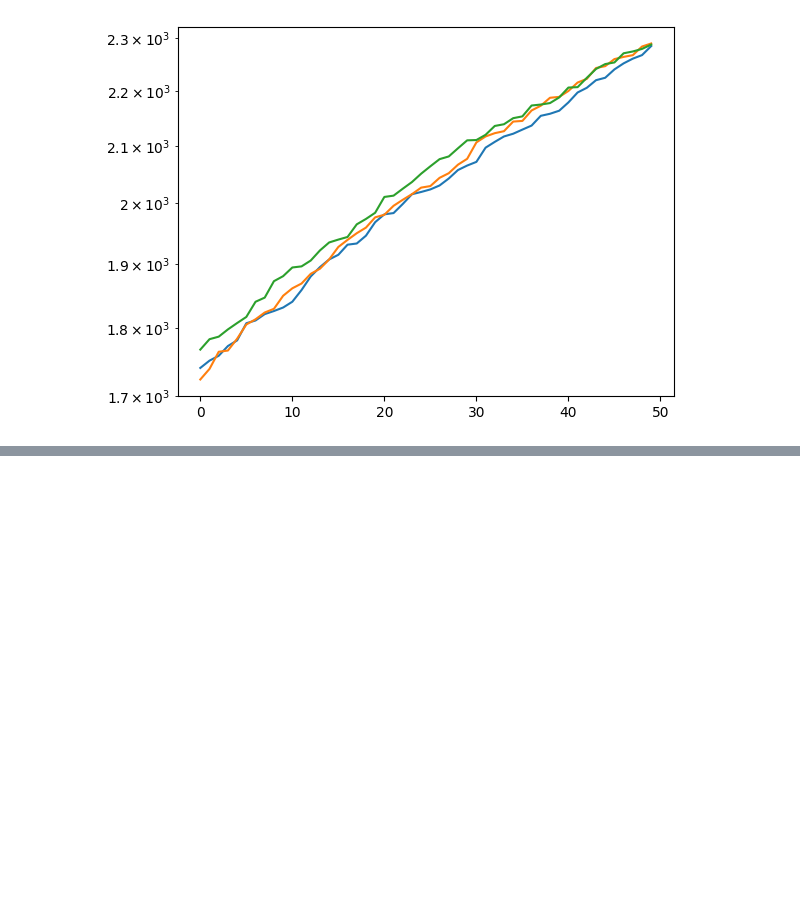
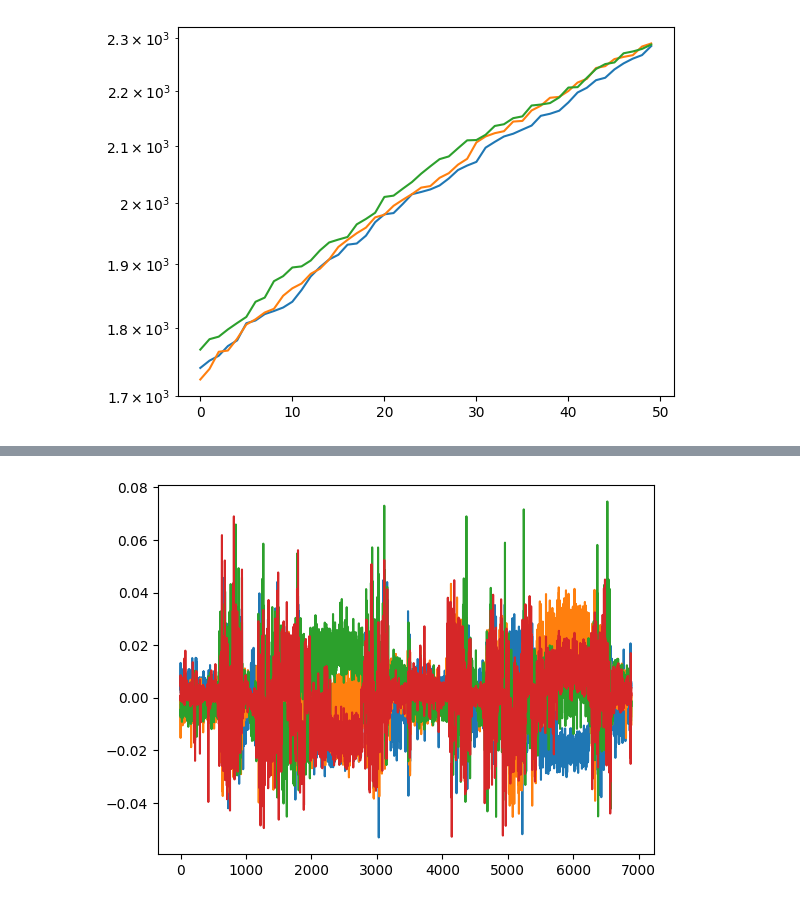
Before and after one commit to alekseizhuravlev/shape_matching, a Jupyter notebook: notebooks/19.06.2024/learned_canonicalization.ipynb, the cells around one changed output, grey strips where cells are left out. Cells and saved outputs as stored; diff of their text form; code cells hidden in the pictures; blank space fills up the shorter version.

```diff
--- a/notebooks/19.06.2024/learned_canonicalization.ipynb
+++ b/notebooks/19.06.2024/learned_canonicalization.ipynb
@@ -292,3 +321,8 @@ print(f'Incorrect signs {torch.sum(sign_correct != 1)} / {feature_dim}')
+# %%
+plt.plot(supp_vec_0[0, :, -4:].cpu(), '-')
+plt.show()
+# %% [output]
+[figure, added]
 # %%
 C_xy_pred_list = torch.tensor([])
 
```
Also changed, not shown: parts of 7 cells of this notebook, 6 other files.
